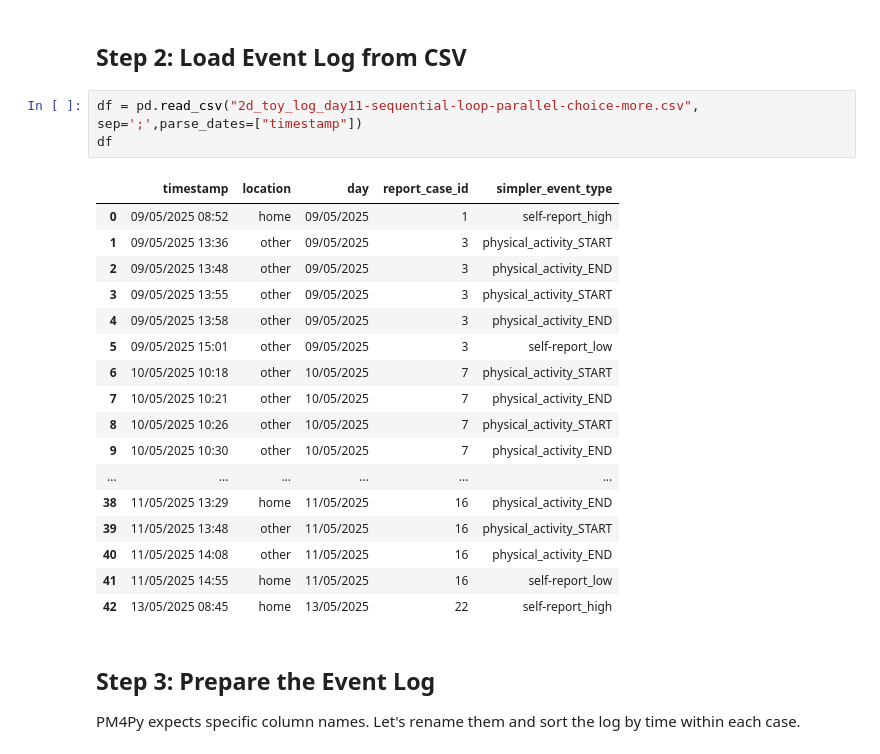
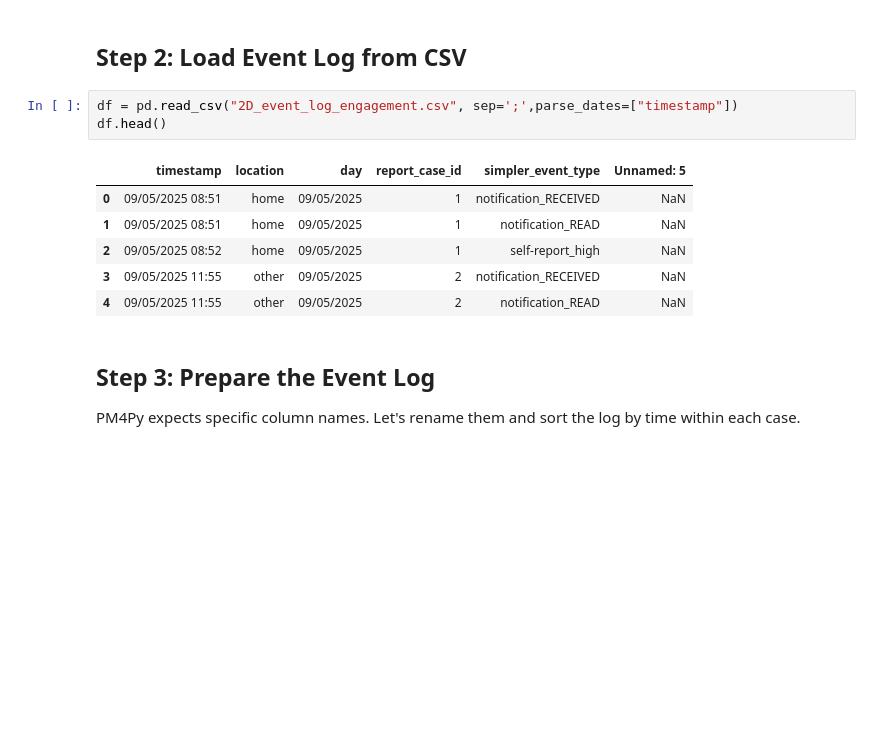
Before and after one commit to MariaInesRibeiro98/GameBus-HealthBehaviorMining, a Jupyter notebook: notebooks/10.6_LearningExample_Engagement.ipynb, the cells around one changed output. Cells and saved outputs as stored; diff of their text form; blank space fills up the shorter version.

```diff
--- a/notebooks/10.6_LearningExample_Engagement.ipynb
+++ b/notebooks/10.6_LearningExample_Engagement.ipynb
@@ -12,26 +12,15 @@ from pm4py.visualization.petri_net import visualizer as pn_visualizer
 # %% [markdown]
 ## Step 2: Load Event Log from CSV
 # %%
-df = pd.read_csv("2d_toy_log_day11-sequential-loop-parallel-choice-more.csv", sep=';',parse_dates=["timestamp"])
-df
+df = pd.read_csv("2D_event_log_engagement.csv", sep=';',parse_dates=["timestamp"])
+df.head()
 # %% [output]
-|  | timestamp | location | day | report_case_id | simpler_event_type |
-| 0 | 09/05/2025 08:52 | home | 09/05/2025 | 1 | self-report_high |
-| 1 | 09/05/2025 13:36 | other | 09/05/2025 | 3 | physical_activity_START |
-| 2 | 09/05/2025 13:48 | other | 09/05/2025 | 3 | physical_activity_END |
-| 3 | 09/05/2025 13:55 | other | 09/05/2025 | 3 | physical_activity_START |
-| 4 | 09/05/2025 13:58 | other | 09/05/2025 | 3 | physical_activity_END |
-| 5 | 09/05/2025 15:01 | other | 09/05/2025 | 3 | self-report_low |
-| 6 | 10/05/2025 10:18 | other | 10/05/2025 | 7 | physical_activity_START |
-| 7 | 10/05/2025 10:21 | other | 10/05/2025 | 7 | physical_activity_END |
-| 8 | 10/05/2025 10:26 | other | 10/05/2025 | 7 | physical_activity_START |
-| 9 | 10/05/2025 10:30 | other | 10/05/2025 | 7 | physical_activity_END |
-| ... | ... | ... | ... | ... | ... |
-| 38 | 11/05/2025 13:29 | home | 11/05/2025 | 16 | physical_activity_END |
-| 39 | 11/05/2025 13:48 | other | 11/05/2025 | 16 | physical_activity_START |
-| 40 | 11/05/2025 14:08 | other | 11/05/2025 | 16 | physical_activity_END |
-| 41 | 11/05/2025 14:55 | home | 11/05/2025 | 16 | self-report_low |
-| 42 | 13/05/2025 08:45 | home | 13/05/2025 | 22 | self-report_high |
+|  | timestamp | location | day | report_case_id | simpler_event_type | Unnamed: 5 |
+| 0 | 09/05/2025 08:51 | home | 09/05/2025 | 1 | notification_RECEIVED | NaN |
+| 1 | 09/05/2025 08:51 | home | 09/05/2025 | 1 | notification_READ | NaN |
+| 2 | 09/05/2025 08:52 | home | 09/05/2025 | 1 | self-report_high | NaN |
+| 3 | 09/05/2025 11:55 | other | 09/05/2025 | 2 | notification_RECEIVED | NaN |
+| 4 | 09/05/2025 11:55 | other | 09/05/2025 | 2 | notification_READ | NaN |
 # %% [markdown]
 ## Step 3: Prepare the Event Log
 PM4Py expects specific column names. Let's rename them and sort the log by time within each case.
```
Also changed, not shown: parts of 19 cells of this notebook, 13 other files.
